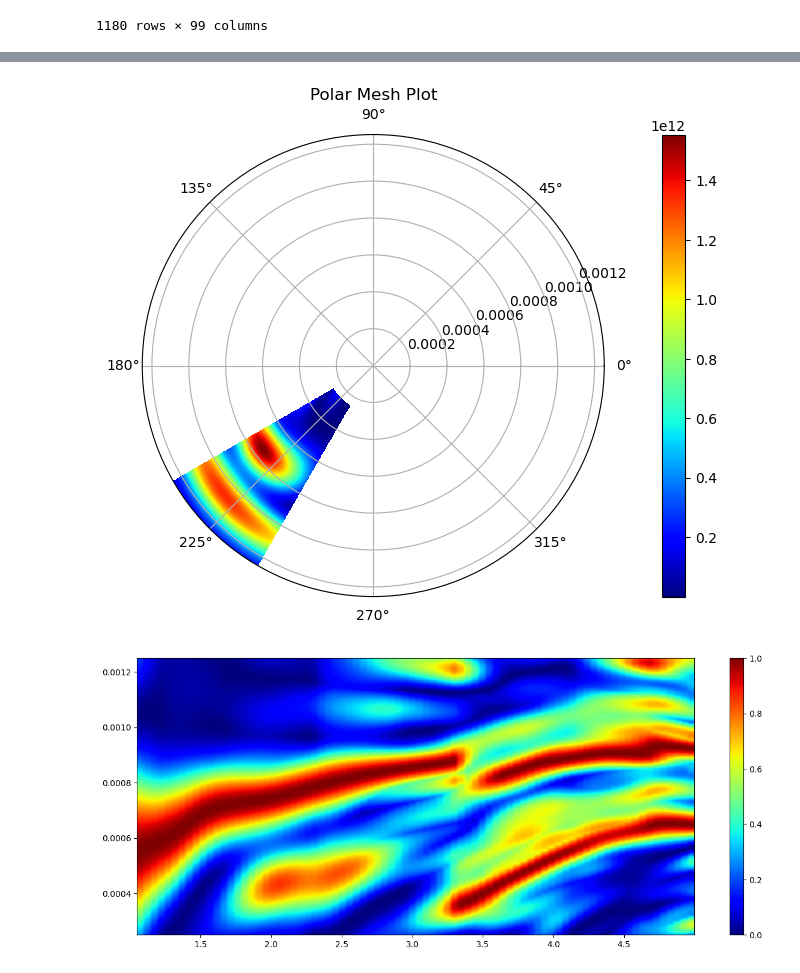
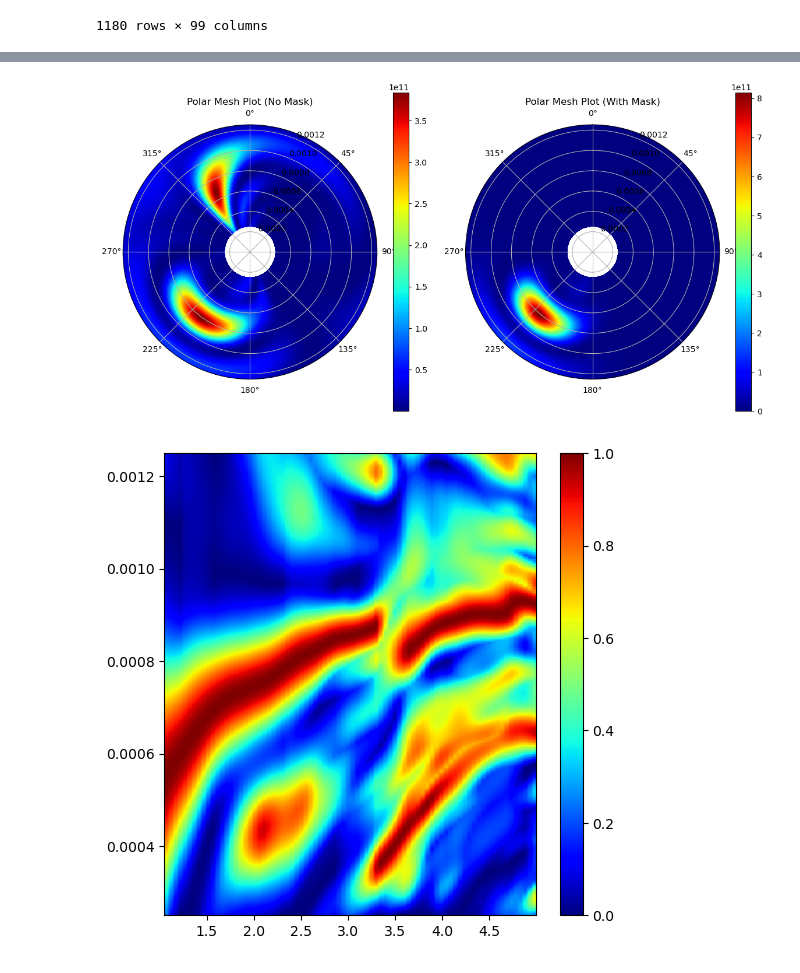
Before and after one commit to Ivanjav/SW_Inversion_3D_Data, a Jupyter notebook: 6_Beamforming3D.ipynb, the cells around one changed output, grey strips where cells are left out. Drawn from its saved outputs; the diff is of its cells as text; code cells hidden in the pictures.

Commit message:
Backaziumuth mask for 3d beamforming and new 3d visualizaation of resulting vs model

```diff
--- a/6_Beamforming3D.ipynb
+++ b/6_Beamforming3D.ipynb
@@ -240,7 +241,8 @@ vmin, vmax = 800,4000
 #vel = np.linspace(vmin, vmax, 151)
 #p = 1.0 / vel
 p=np.linspace(1/vmax, 1/vmin, 201)
-theta = np.linspace(bazi, bazf, 361)
+#theta = np.linspace(bazi, bazf, 361)
+theta = np.linspace(0, 360, 361)
 
 # Receiver coordinates (assuming rec_x and rec_y are defined)
 rec_x = data.recx-shot_backazimuth_pos['SourceX_new']
@@ -250,26 +252,43 @@ rec_y = data.recy-shot_backazimuth_pos['SourceY_new']
 # %%
 # Convert theta to radians
 theta_rad = np.deg2rad(theta)
 
 # Create meshgrid
 P, Theta = np.meshgrid(p[::-1], theta_rad,  indexing='ij')
 # Select frequency index to plot
-frequency_index =20  # Change as needed
+frequency_index =10  # Change as needed
 Pw_LRT_slice = np.abs(Pw[:, :, frequency_index])
 
 # Plotting
+alpha_theta=2
+Mask_Theta= (1+np.tanh(alpha_theta*(Theta-np.deg2rad(bazi))))*(1+np.tanh(alpha_theta*(np.deg2rad(bazf)-Theta)))
+Mask_Theta_expanded = Mask_Theta[:, :, np.newaxis]
+Pwm = Pw*Mask_Theta_expanded
 
-# Subplot 1: Polar pcolormesh
-fig, ax = plt.subplots(subplot_kw={'projection': 'polar'})
-c = ax.pcolormesh(Theta, P, Pw_LRT_slice, shading='auto', cmap='jet')
-fig.colorbar(c, ax=ax)
-ax.set_title('Polar Mesh Plot')
+# Create two subplots side by side
+fig, (ax1, ax2) = plt.subplots(1, 2, subplot_kw={'projection': 'polar'}, figsize=(12, 6))
 
+# First subplot: Original plot without the mask
+c1 = ax1.pcolormesh(Theta, P, Pw_LRT_slice, shading='auto', cmap='jet')
+fig.colorbar(c1, ax=ax1)
+ax1.set_title('Polar Mesh Plot (No Mask)')
+ax1.set_theta_offset(np.pi/2)
+ax1.set_theta_direction(-1)
+
+# Second subplot: Plot with the mask applied
+c2 = ax2.pcolormesh(Theta, P, Pw_LRT_slice * Mask_Theta, shading='auto', cmap='jet')
+fig.colorbar(c2, ax=ax2)
+ax2.set_title('Polar Mesh Plot (With Mask)')
+ax2.set_theta_offset(np.pi/2)
+ax2.set_theta_direction(-1)
+
+# Display the plots
+plt.tight_layout()
 plt.show()
 # %% [output]
-[figure, old version]
+[figure, new version]
 # %%
-sumP = np.max(Pw, axis=1)  # Summing along the first axis
+sumP = np.max(Pwm, axis=1)  # Summing along the first axis
 #sumPn = sumP / np.max(sumP,axis=0)
 # Min-Max normalization along axis 0 (column-wise)
 sumPn = (sumP - np.min(sumP, axis=0)) / (np.max(sumP, axis=0) - np.min(sumP, axis=0))
@@ -280,7 +299,7 @@ plt.imshow(sumPn, aspect='auto', cmap='jet', origin='lower', extent=[freq[0], fr
 plt.colorbar()
 plt.show()
 # %% [output]
-[figure, old version]
+[figure, new version]
 # %%
 import numpy as np
 from scipy.signal import find_peaks
```
Also changed, not shown: parts of 17 cells of this notebook, 2 other files.
